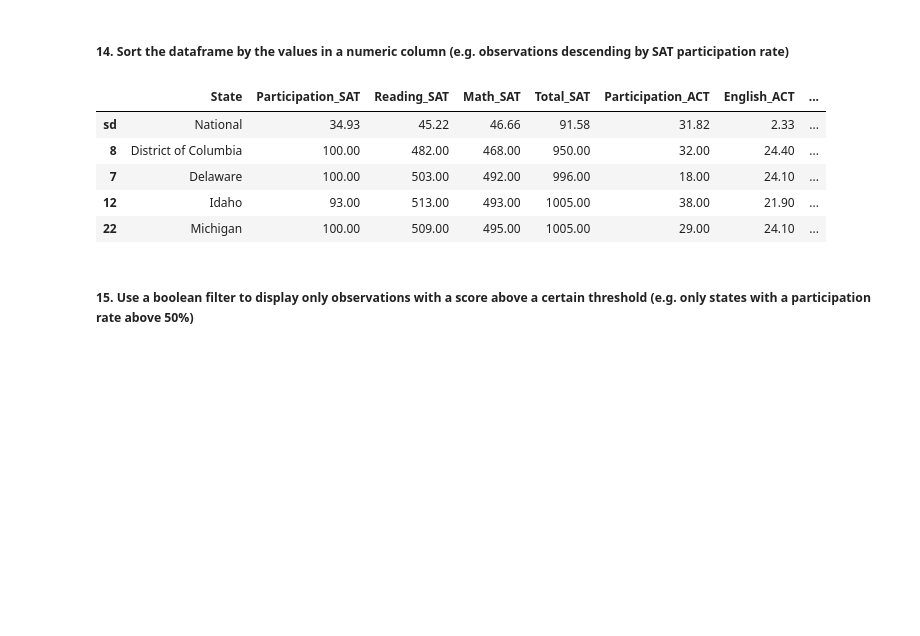
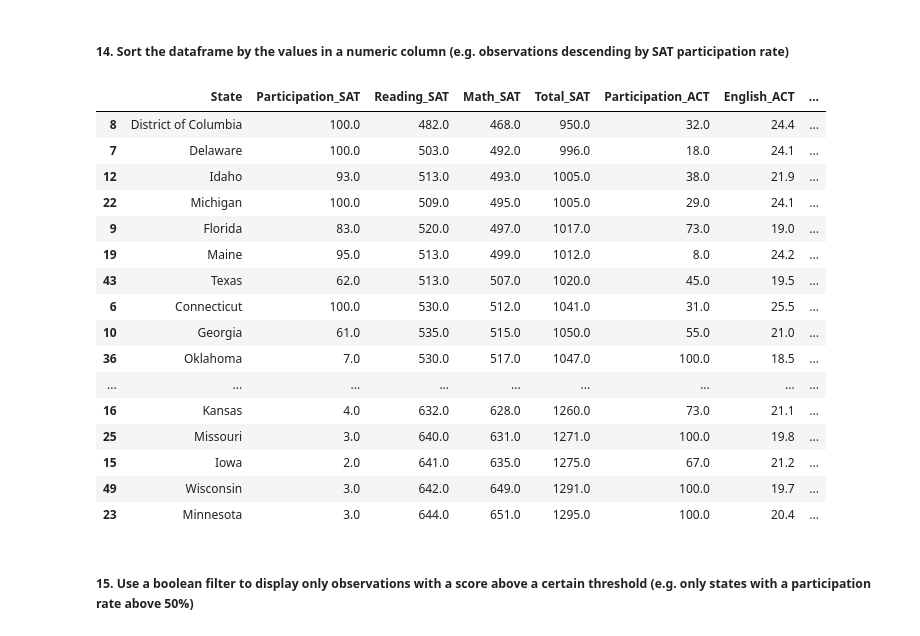
Before and after one commit to wipegup/TestScores, a Jupyter notebook: code/Project-1-Peterson.ipynb, the cells around one changed output. Drawn from its saved outputs; the diff is of its cells as text; code cells hidden in the pictures; blank space fills up the shorter version.

```diff
--- a/code/Project-1-Peterson.ipynb
+++ b/code/Project-1-Peterson.ipynb
@@ -292,14 +304,25 @@ comb.tail()
 # %% [markdown]
 ##### 14. Sort the dataframe by the values in a numeric column (e.g. observations descending by SAT participation rate)
 # %%
-comb.sort_values('Math_SAT').head()
+comb.sort_values('Math_SAT')
 # %% [output]
 |  | State | Participation_SAT | Reading_SAT | Math_SAT | Total_SAT | Participation_ACT | English_ACT | ... |
-| sd | National | 34.93 | 45.22 | 46.66 | 91.58 | 31.82 | 2.33 | ... |
-| 8 | District of Columbia | 100.00 | 482.00 | 468.00 | 950.00 | 32.00 | 24.40 | ... |
-| 7 | Delaware | 100.00 | 503.00 | 492.00 | 996.00 | 18.00 | 24.10 | ... |
-| 12 | Idaho | 93.00 | 513.00 | 493.00 | 1005.00 | 38.00 | 21.90 | ... |
-| 22 | Michigan | 100.00 | 509.00 | 495.00 | 1005.00 | 29.00 | 24.10 | ... |
+| 8 | District of Columbia | 100.0 | 482.0 | 468.0 | 950.0 | 32.0 | 24.4 | ... |
+| 7 | Delaware | 100.0 | 503.0 | 492.0 | 996.0 | 18.0 | 24.1 | ... |
+| 12 | Idaho | 93.0 | 513.0 | 493.0 | 1005.0 | 38.0 | 21.9 | ... |
+| 22 | Michigan | 100.0 | 509.0 | 495.0 | 1005.0 | 29.0 | 24.1 | ... |
+| 9 | Florida | 83.0 | 520.0 | 497.0 | 1017.0 | 73.0 | 19.0 | ... |
+| 19 | Maine | 95.0 | 513.0 | 499.0 | 1012.0 | 8.0 | 24.2 | ... |
+| 43 | Texas | 62.0 | 513.0 | 507.0 | 1020.0 | 45.0 | 19.5 | ... |
+| 6 | Connecticut | 100.0 | 530.0 | 512.0 | 1041.0 | 31.0 | 25.5 | ... |
+| 10 | Georgia | 61.0 | 535.0 | 515.0 | 1050.0 | 55.0 | 21.0 | ... |
+| 36 | Oklahoma | 7.0 | 530.0 | 517.0 | 1047.0 | 100.0 | 18.5 | ... |
+| ... | ... | ... | ... | ... | ... | ... | ... | ... |
+| 16 | Kansas | 4.0 | 632.0 | 628.0 | 1260.0 | 73.0 | 21.1 | ... |
+| 25 | Missouri | 3.0 | 640.0 | 631.0 | 1271.0 | 100.0 | 19.8 | ... |
+| 15 | Iowa | 2.0 | 641.0 | 635.0 | 1275.0 | 67.0 | 21.2 | ... |
+| 49 | Wisconsin | 3.0 | 642.0 | 649.0 | 1291.0 | 100.0 | 19.7 | ... |
+| 23 | Minnesota | 3.0 | 644.0 | 651.0 | 1295.0 | 100.0 | 20.4 | ... |
 # %% [markdown]
 ##### 15. Use a boolean filter to display only observations with a score above a certain threshold (e.g. only states with a participation rate above 50%)
 # %%
```
Also changed, not shown: parts of 3 cells of this notebook.
